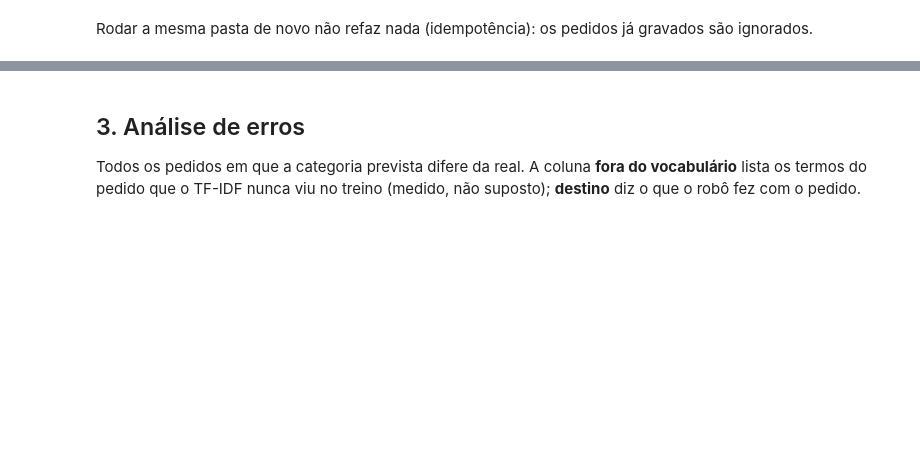
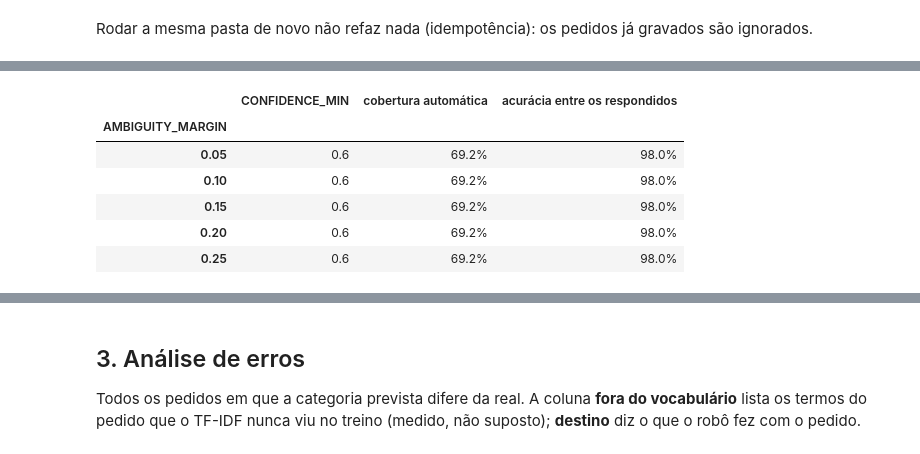
Before and after one commit to entregas-faculdade/GS-RPA-2S, a Jupyter notebook: notebooks/evidence.ipynb, the cells around one changed output, grey strips where cells are left out. Saved outputs shown, nothing was run; the diff lists cells and outputs as text; code cells hidden in the pictures; blank space fills up the shorter version.

```diff
--- a/notebooks/evidence.ipynb
+++ b/notebooks/evidence.ipynb
@@ -247,0 +370,11 @@ modelo). Por isso não há tabela antes/depois.
+# %%
+margin_rows = threshold_table(cv_texts, cv_labels, cv_found, margin_grid(BASE_SETTINGS, [0.05, 0.10, 0.15, 0.20, 0.25]))
+limit_table(margin_rows).reset_index().set_index("AMBIGUITY_MARGIN")
+# %% [output]
+|  | CONFIDENCE_MIN | cobertura automática | acurácia entre os respondidos |
+| AMBIGUITY_MARGIN |  |  |  |
+| 0.05 | 0.6 | 69.2% | 98.0% |
+| 0.10 | 0.6 | 69.2% | 98.0% |
+| 0.15 | 0.6 | 69.2% | 98.0% |
+| 0.20 | 0.6 | 69.2% | 98.0% |
+| 0.25 | 0.6 | 69.2% | 98.0% |
```
Also changed, not shown: parts of 24 cells of this notebook, 9 other files.
